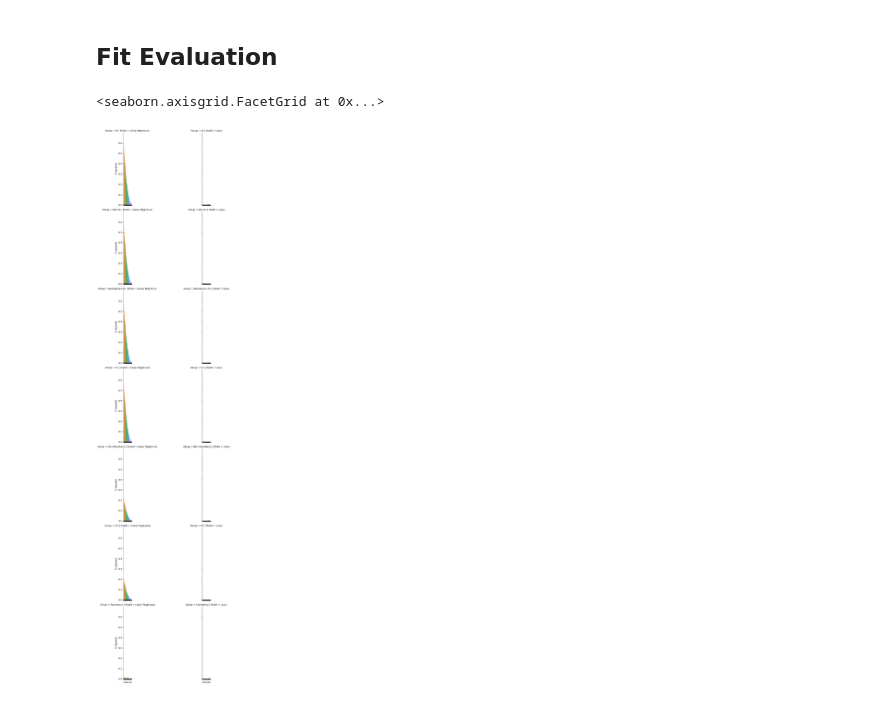
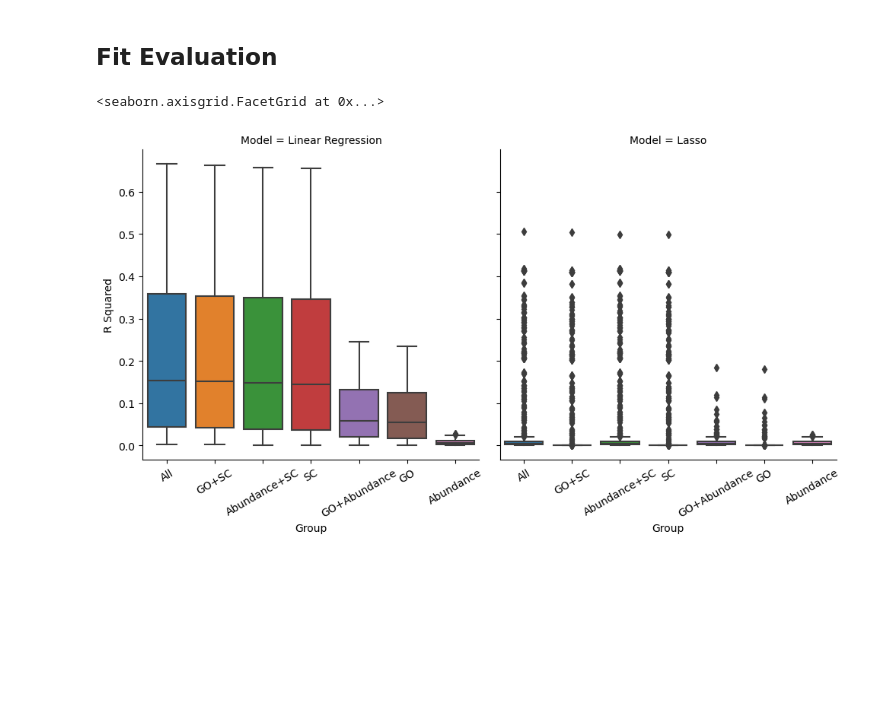
Before and after one commit to Craven-Biostat-Lab/morphology-prediction, a Jupyter notebook: skl-models/profile-fitting.ipynb, the cells around one changed output. Cells and saved outputs as stored; diff of their text form; code cells hidden in the pictures; blank space fills up the shorter version.

```diff
--- a/skl-models/profile-fitting.ipynb
+++ b/skl-models/profile-fitting.ipynb
@@ -259,16 +265,13 @@ rsquared_df.reset_index(inplace=True)
 # %%
-import seaborn as sns
-
 g = sns.catplot(
     data=rsquared_df,
-    x='Feature',
+    x='Group',
     y='R Squared',
     col='Model',
-    row='Group',
-    kind='bar',
+    kind='box',
     facet_kws={'margin_titles': True}
 )
-g.set(xticklabels=[])
+g.set_xticklabels(rotation=30)
 # %% [output]
 <seaborn.axisgrid.FacetGrid at 0x...>
-[figure, old version]
+[figure, new version]
```
Also changed, not shown: parts of 2 cells of this notebook.
